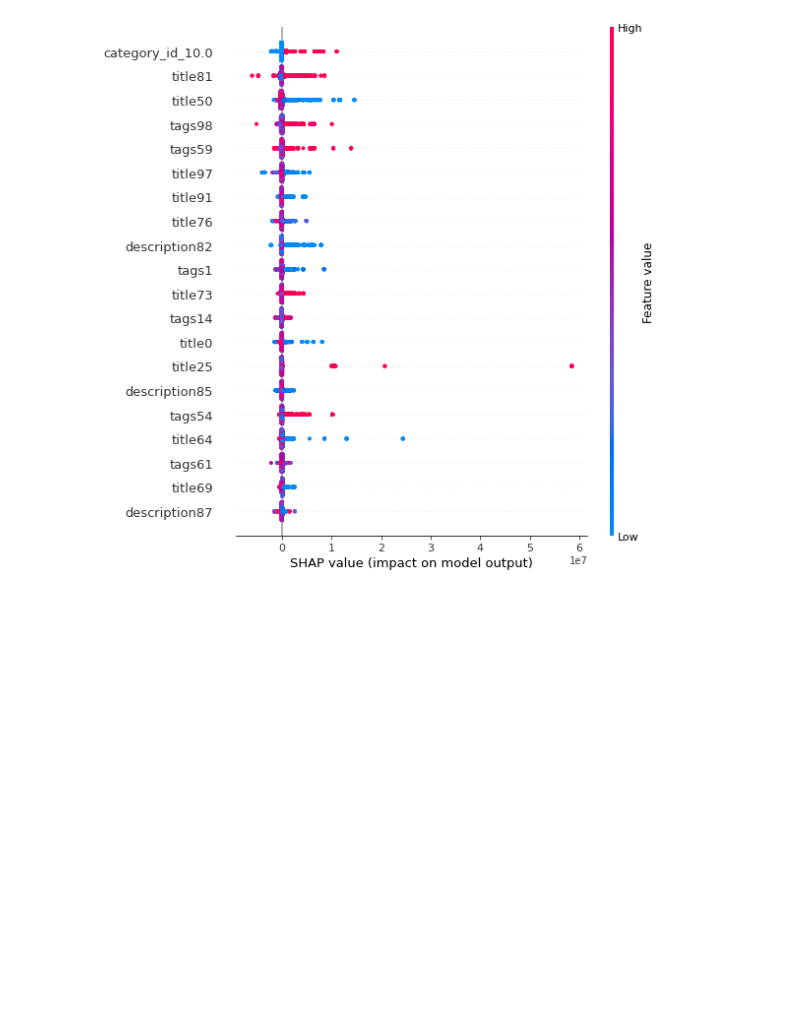
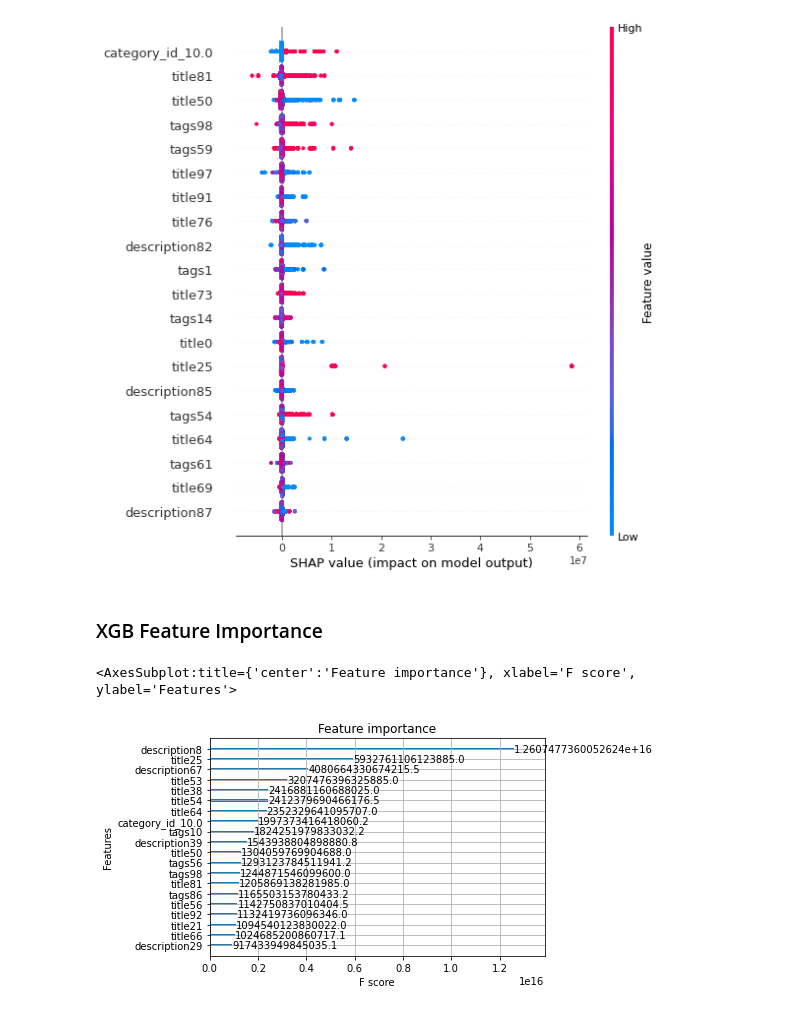
Before and after one commit to bi3mer/cs6140_final_project, a Jupyter notebook: model_analysis.ipynb, the cells around one changed output. Cells and saved outputs as stored; diff of their text form; code cells hidden in the pictures; blank space fills up the shorter version.

Commit message:
xgb plots

```diff
--- a/model_analysis.ipynb
+++ b/model_analysis.ipynb
@@ -218,3 +218,11 @@ shap_values = shap.TreeExplainer(xgb_sep).shap_values(train_x_sep)
 shap.summary_plot(shap_values, train_x_sep)
 # %% [output]
 [figure]
+# %% [markdown]
+### XGB Feature Importance
+# %%
+import xgboost
+xgboost.plot_importance(xgb_sep, importance_type='gain', max_num_features=20)
+# %% [output]
+<AxesSubplot:title={'center':'Feature importance'}, xlabel='F score', ylabel='Features'>
+[figure, added]
```
Also changed, not shown: parts of 2 cells of this notebook.
